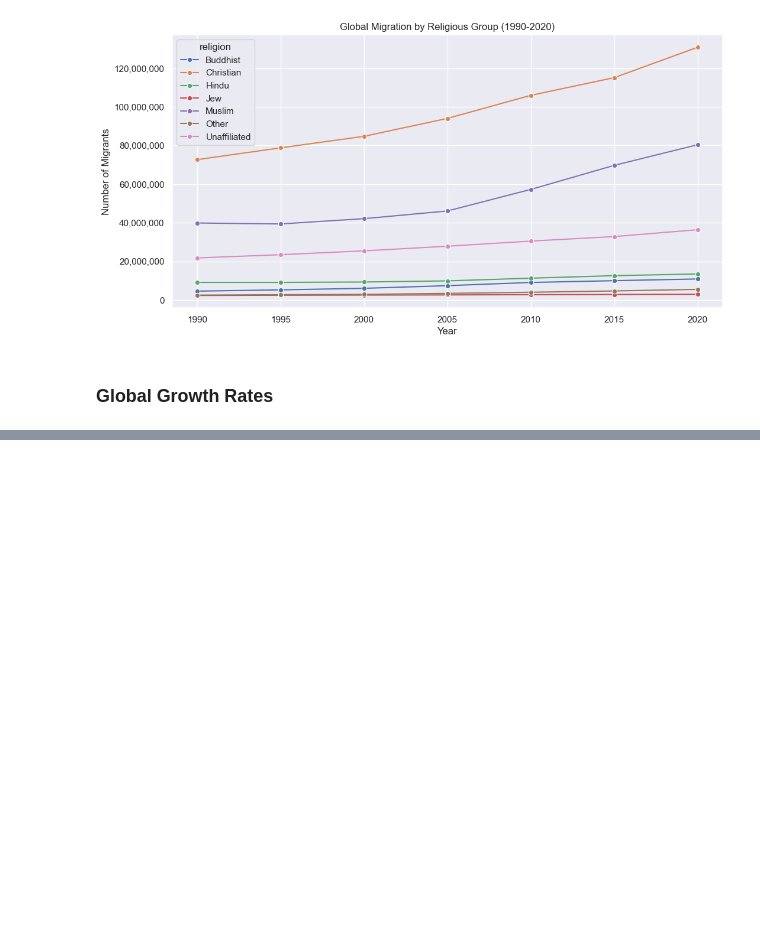
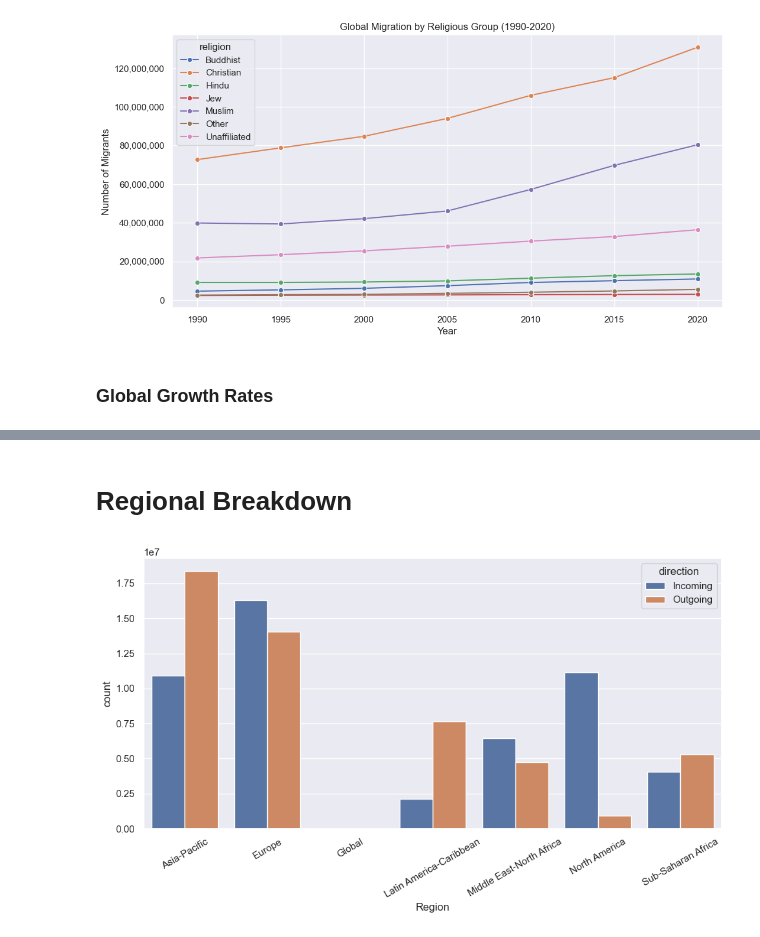
Before and after one commit to kmogarro/portfolio, a Jupyter notebook: python-projects/Global_Religious_Migration_Analysis_1990-2020/global_religious_migration_1990-2020.ipynb, the cells around one changed output, grey strips where cells are left out. Cells and saved outputs as stored; diff of their text form; code cells hidden in the pictures; blank space fills up the shorter version.

```diff
--- a/python-projects/Global_Religious_Migration_Analysis_1990-2020/global_religious_migration_1990-2020.ipynb
+++ b/python-projects/Global_Religious_Migration_Analysis_1990-2020/global_religious_migration_1990-2020.ipynb
@@ -244,0 +284,14 @@ global_growth_df
+# %% [markdown]
+# Regional Breakdown
+# %%
+# Compare total migration volumes across regions
+region_level_df = migration[migration['level'] == 2].copy()
+
+plt.figure(figsize=(10, 6))
+sns.barplot(data=region_level_df, x='region', y='count', errorbar=None, hue='direction')
+plt.xticks(rotation=30)
+plt.xlabel('Region')
+
+plt.tight_layout()
+# %% [output]
+[figure, added]
```
Also changed, not shown: parts of 9 cells of this notebook.
